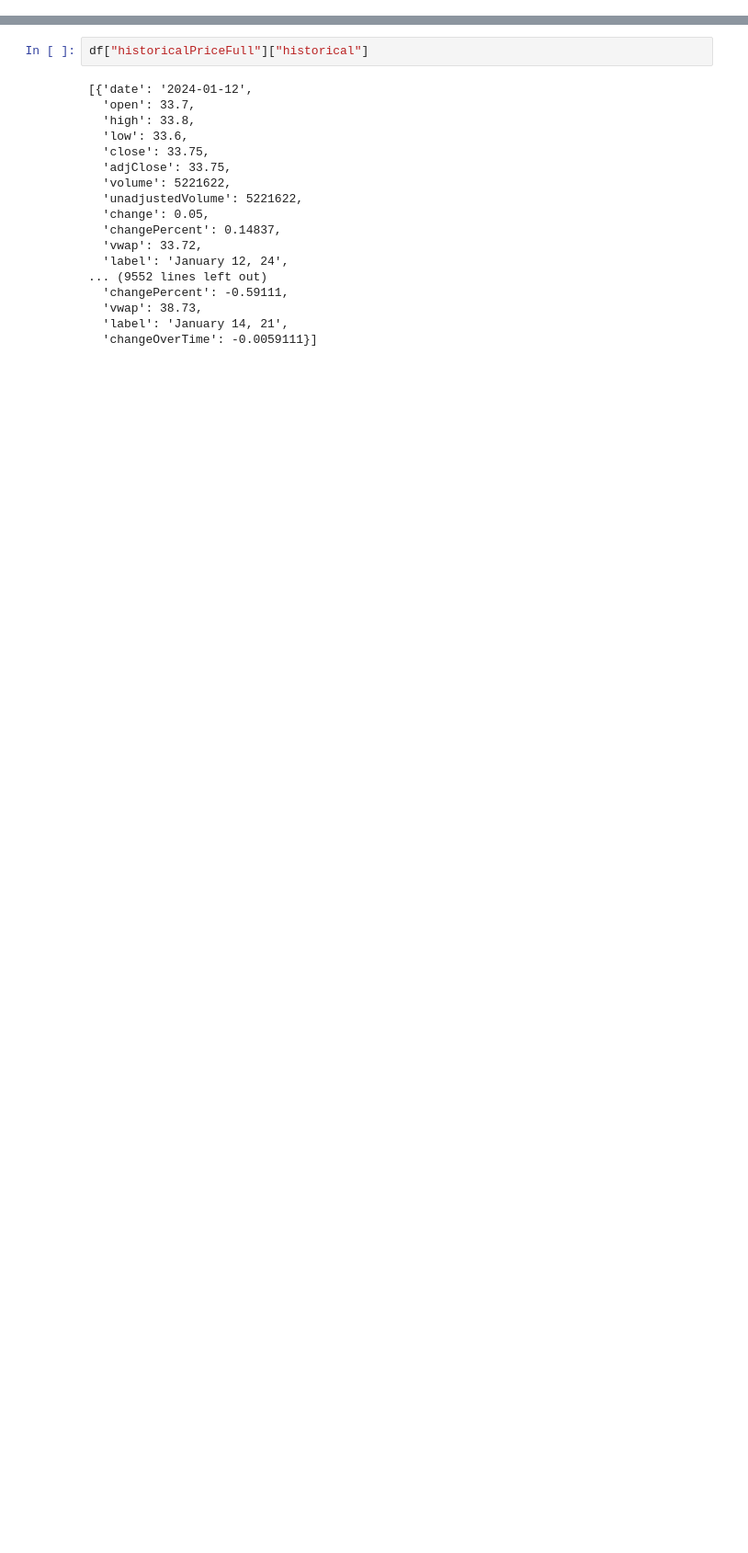
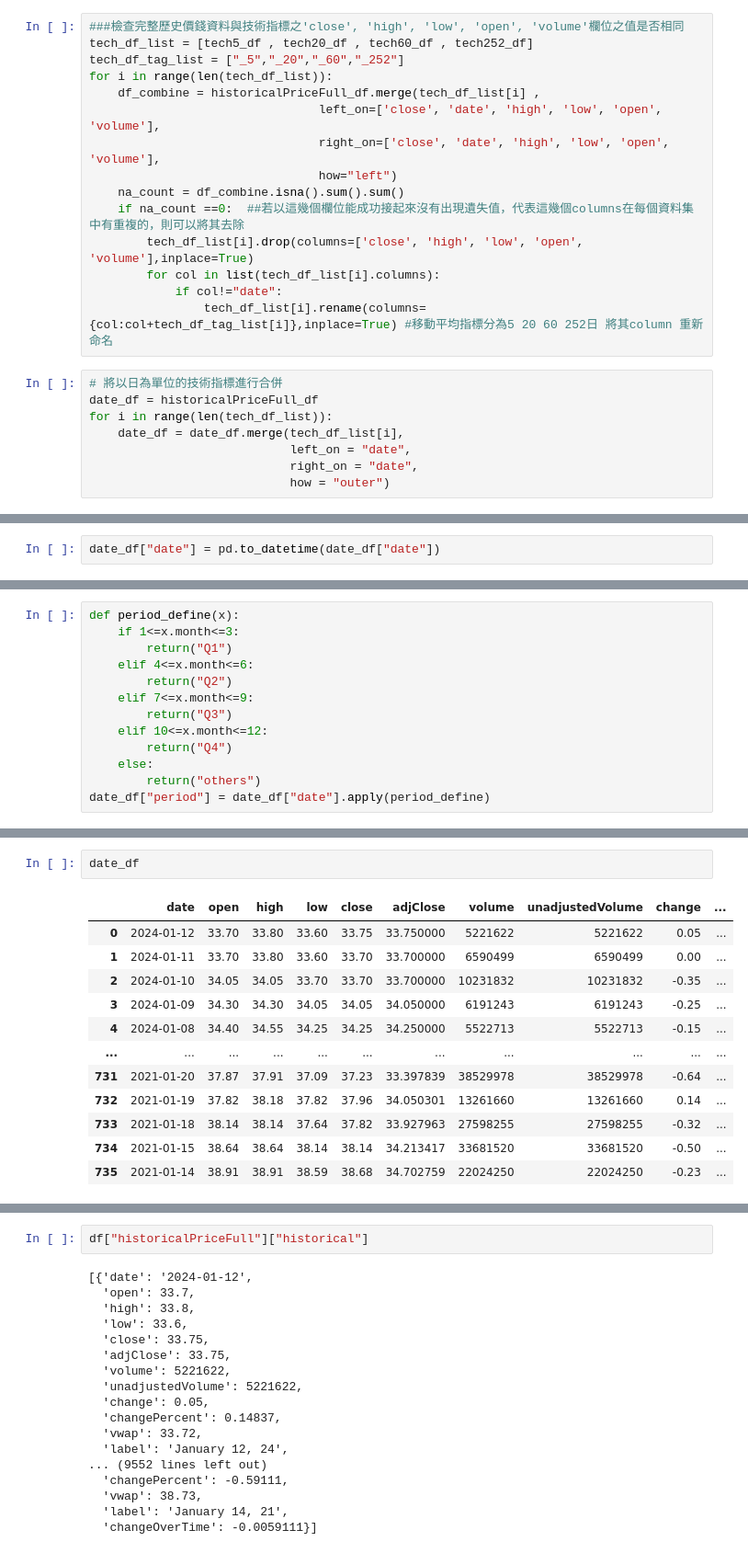
Before and after one commit to lala9456/0605ineterview, a Jupyter notebook: EDA.ipynb, the cells around one changed output, grey strips where cells are left out. Shown: that part at 92% size. Saved outputs shown, nothing was run; the diff lists cells and outputs as text; blank space fills up the shorter version.

```diff
--- a/EDA.ipynb
+++ b/EDA.ipynb
@@ -10,0 +151,23 @@ len(df)
+# %%
+###檢查完整歷史價錢資料與技術指標之'close', 'high', 'low', 'open', 'volume'欄位之值是否相同
+tech_df_list = [tech5_df , tech20_df , tech60_df , tech252_df]
+tech_df_tag_list = ["_5","_20","_60","_252"]
+for i in range(len(tech_df_list)):
+    df_combine = historicalPriceFull_df.merge(tech_df_list[i] ,
+                                left_on=['close', 'date', 'high', 'low', 'open', 'volume'],
+                                right_on=['close', 'date', 'high', 'low', 'open', 'volume'],
+                                how="left")
+    na_count = df_combine.isna().sum().sum()
+    if na_count ==0:  ##若以這幾個欄位能成功接起來沒有出現遺失值，代表這幾個columns在每個資料集中有重複的，則可以將其去除
+        tech_df_list[i].drop(columns=['close', 'high', 'low', 'open', 'volume'],inplace=True)
+        for col in list(tech_df_list[i].columns):
+            if col!="date":
+                tech_df_list[i].rename(columns={col:col+tech_df_tag_list[i]},inplace=True) #移動平均指標分為5 20 60 252日 將其column 重新命名
+# %%
+# 將以日為單位的技術指標進行合併
+date_df = historicalPriceFull_df
+for i in range(len(tech_df_list)):
+    date_df = date_df.merge(tech_df_list[i],
+                            left_on = "date",
+                            right_on = "date",
+                            how = "outer")
@@ -10,0 +179,2 @@ len(df)
+# %%
+date_df["date"] = pd.to_datetime(date_df["date"])
@@ -10,0 +185,13 @@ len(df)
+# %%
+def period_define(x):
+    if 1<=x.month<=3:
+        return("Q1")
+    elif 4<=x.month<=6:
+        return("Q2")
+    elif 7<=x.month<=9:
+        return("Q3")
+    elif 10<=x.month<=12:
+        return("Q4")
+    else:
+        return("others")
+date_df["period"] = date_df["date"].apply(period_define)
@@ -10,0 +215,15 @@ len(df)
+# %%
+date_df
+# %% [output]
+|  | date | open | high | low | close | adjClose | volume | unadjustedVolume | change | ... |
+| 0 | 2024-01-12 | 33.70 | 33.80 | 33.60 | 33.75 | 33.750000 | 5221622 | 5221622 | 0.05 | ... |
+| 1 | 2024-01-11 | 33.70 | 33.80 | 33.60 | 33.70 | 33.700000 | 6590499 | 6590499 | 0.00 | ... |
+| 2 | 2024-01-10 | 34.05 | 34.05 | 33.70 | 33.70 | 33.700000 | 10231832 | 10231832 | -0.35 | ... |
+| 3 | 2024-01-09 | 34.30 | 34.30 | 34.05 | 34.05 | 34.050000 | 6191243 | 6191243 | -0.25 | ... |
+| 4 | 2024-01-08 | 34.40 | 34.55 | 34.25 | 34.25 | 34.250000 | 5522713 | 5522713 | -0.15 | ... |
+| ... | ... | ... | ... | ... | ... | ... | ... | ... | ... | ... |
+| 731 | 2021-01-20 | 37.87 | 37.91 | 37.09 | 37.23 | 33.397839 | 38529978 | 38529978 | -0.64 | ... |
+| 732 | 2021-01-19 | 37.82 | 38.18 | 37.82 | 37.96 | 34.050301 | 13261660 | 13261660 | 0.14 | ... |
+| 733 | 2021-01-18 | 38.14 | 38.14 | 37.64 | 37.82 | 33.927963 | 27598255 | 27598255 | -0.32 | ... |
+| 734 | 2021-01-15 | 38.64 | 38.64 | 38.14 | 38.14 | 34.213417 | 33681520 | 33681520 | -0.50 | ... |
+| 735 | 2021-01-14 | 38.91 | 38.91 | 38.59 | 38.68 | 34.702759 | 22024250 | 22024250 | -0.23 | ... |
```
Also changed, not shown: parts of 26 cells of this notebook, 2 other files.
